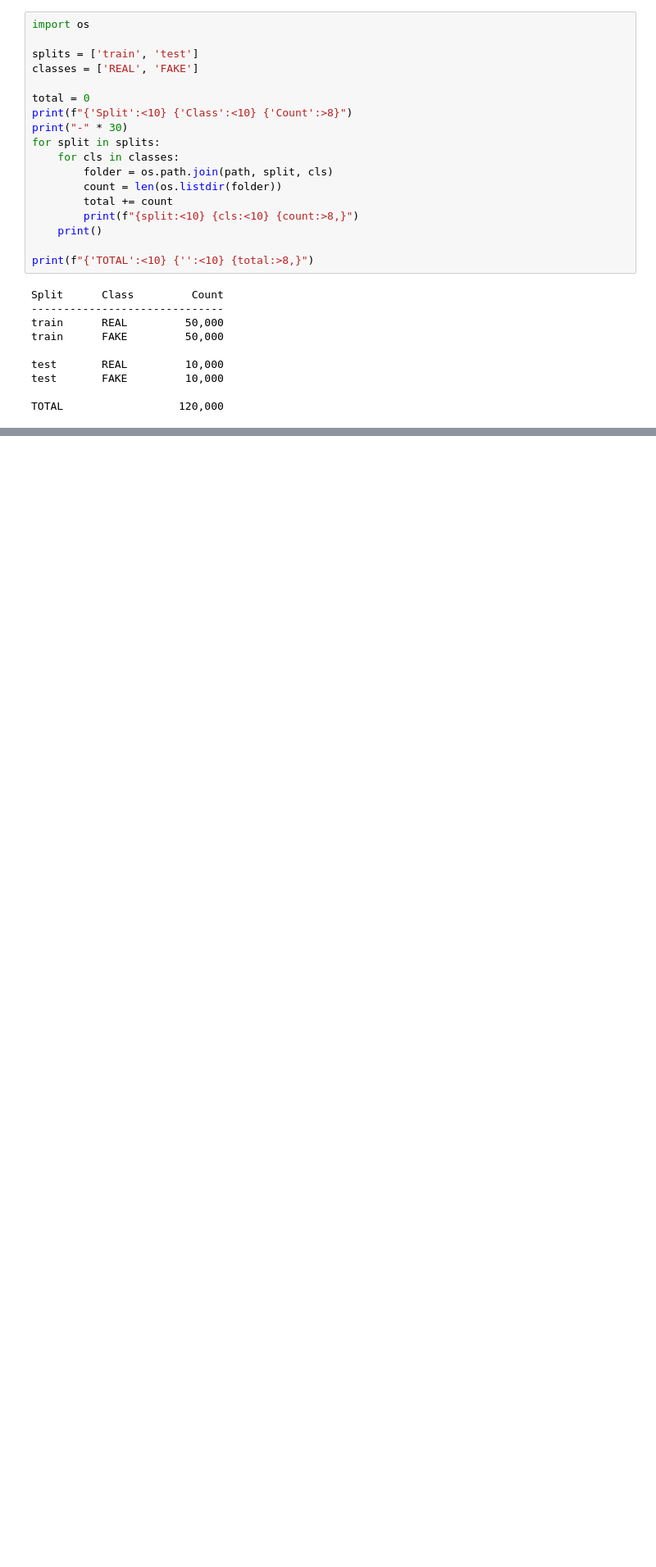
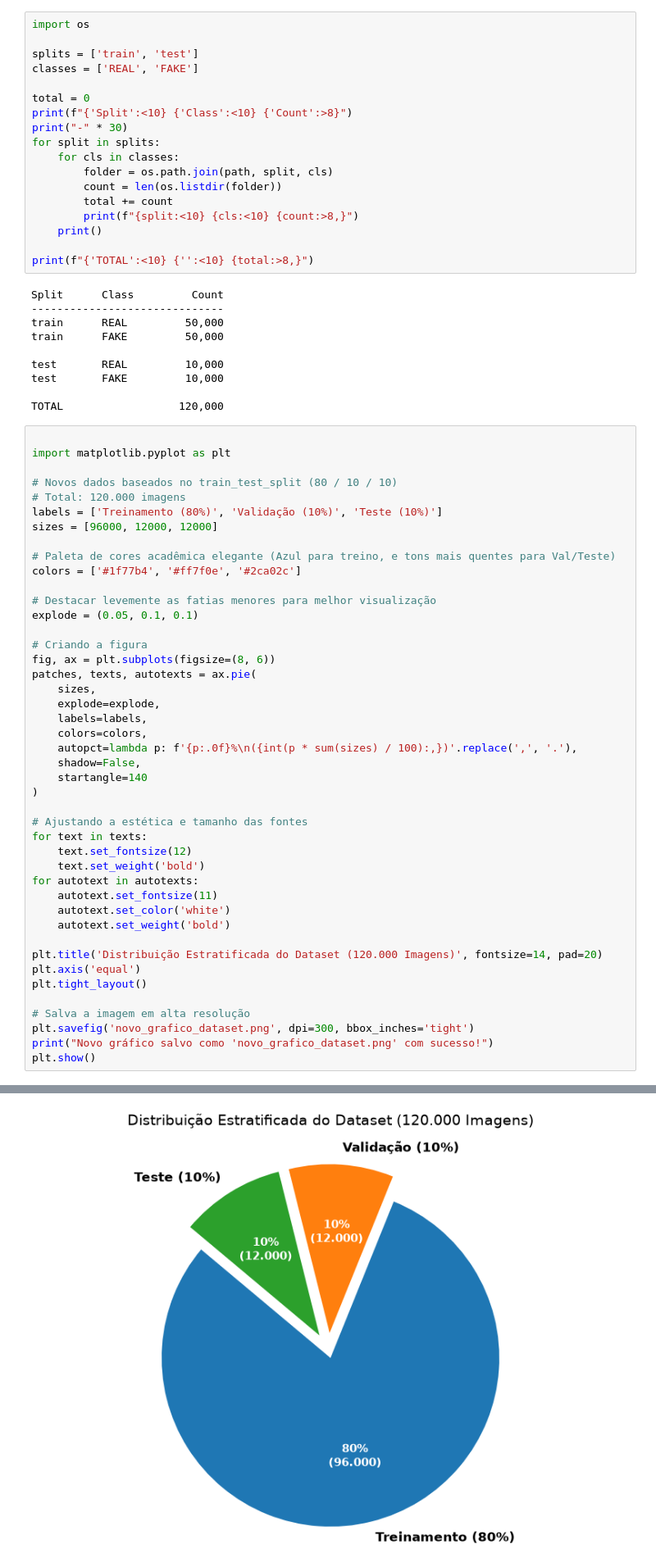
Before and after one commit to FelipeBagnatori01/AI_Final_Project, a Jupyter notebook: image_analysis.ipynb, the cells around one changed output, grey strips where cells are left out. Shown at 82% size. Saved outputs shown, nothing was run; the diff lists cells and outputs as text; blank space fills up the shorter version.

```diff
--- a/image_analysis.ipynb
+++ b/image_analysis.ipynb
@@ -39,3 +86,48 @@ test       REAL         10,000
 test       FAKE         10,000
 
 TOTAL                  120,000
+# %%
+
+import matplotlib.pyplot as plt
+
+# Novos dados baseados no train_test_split (80 / 10 / 10)
+# Total: 120.000 imagens
+labels = ['Treinamento (80%)', 'Validação (10%)', 'Teste (10%)']
+sizes = [96000, 12000, 12000]
+
+# Paleta de cores acadêmica elegante (Azul para treino, e tons mais quentes para Val/Teste)
+colors = ['#1f77b4', '#ff7f0e', '#2ca02c']
+
+# Destacar levemente as fatias menores para melhor visualização
+explode = (0.05, 0.1, 0.1)
+
+# Criando a figura
+fig, ax = plt.subplots(figsize=(8, 6))
+patches, texts, autotexts = ax.pie(
+    sizes,
+    explode=explode,
+    labels=labels,
+    colors=colors,
+    autopct=lambda p: f'{p:.0f}%\n({int(p * sum(sizes) / 100):,})'.replace(',', '.'),
+    shadow=False,
+    startangle=140
+)
+
+# Ajustando a estética e tamanho das fontes
+for text in texts:
+    text.set_fontsize(12)
+    text.set_weight('bold')
+for autotext in autotexts:
+    autotext.set_fontsize(11)
+    autotext.set_color('white')
+    autotext.set_weight('bold')
+
+plt.title('Distribuição Estratificada do Dataset (120.000 Imagens)', fontsize=14, pad=20)
+plt.axis('equal')
+plt.tight_layout()
+
+# Salva a imagem em alta resolução
+plt.savefig('novo_grafico_dataset.png', dpi=300, bbox_inches='tight')
+print("Novo gráfico salvo como 'novo_grafico_dataset.png' com sucesso!")
+plt.show()
+# %% [output]
@@ -42,3 +135,4 @@ TOTAL                  120,000
+[figure, added]
 # %%
 import glob
 from sklearn.model_selection import train_test_split
```
Also changed, not shown: parts of 3 cells of this notebook, 2 other files.
